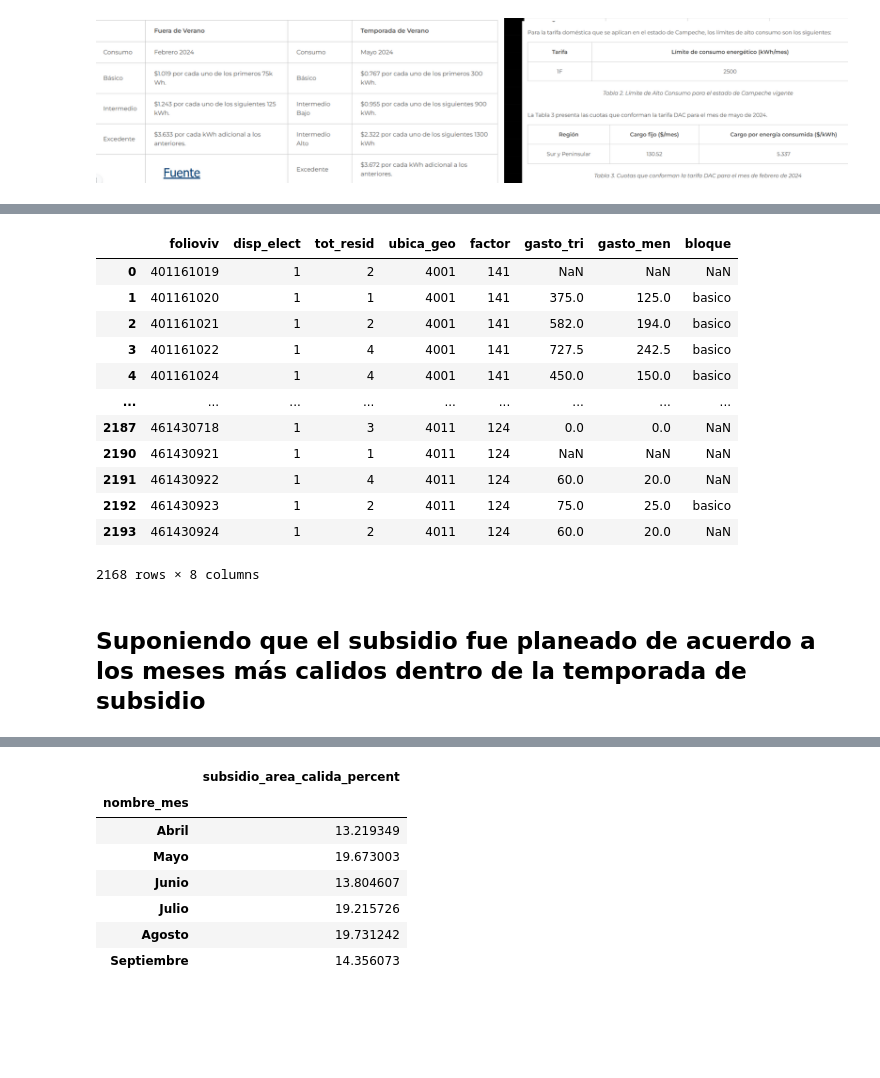
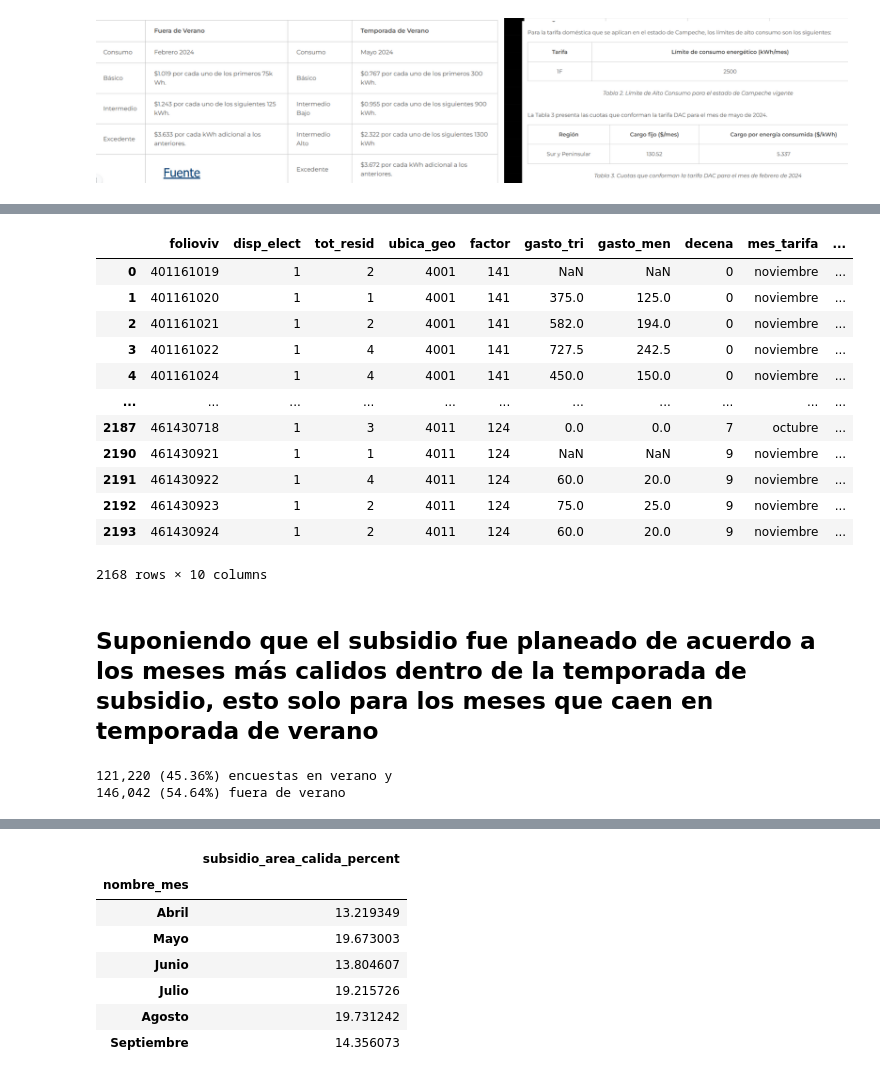
Before and after one commit to Maresromo/INEGI, a Jupyter notebook: ENIGH/notebooks/005_consumo_kWh_Campeche_decena.ipynb, the cells around one changed output, grey strips where cells are left out. Saved outputs shown, nothing was run; the diff lists cells and outputs as text; code cells hidden in the pictures; blank space fills up the shorter version.

```diff
--- a/ENIGH/notebooks/005_consumo_kWh_Campeche_decena.ipynb
+++ b/ENIGH/notebooks/005_consumo_kWh_Campeche_decena.ipynb
@@ -337,7 +169,7 @@ GASTOHOGAR = pd.read_csv(f,
                                   # 'mes_dia','fecha_adqu','cantidad', 'gasto', 'costo',
                                   'gasto_tri',
                                   # 'entidad',
-                                  # 'factor'
+                                  'factor'
                                  ]
                       )
 GASTOHOGAR
@@ -604,11 +439,3 @@ Total gastado en Campeche para la energia electrica 99,020,098.83333334
 ## Cuantos no recibieron subsidio? tarifa DAC
 # %% [markdown]
 ![image.png](attachment:d1cd130d-817d-4999-93bb-5e7b334a4691.png)
-# %%
-# Primero hay que saber cual es el monto en el que se deha de recibir subsidio
-basico = 0.778*300*1.22
-intermedio_bajo = 0.966*900*1.22
-intermedio_alto = 2.350*1300*1.22
-luz_men_max = (basico + intermedio_bajo + intermedio_alto)
-print(f'Maximo de gasto trimestral (considerando impuestos) donde se deja de recibir subsidio {round(luz_men_max,2):,}')
-## fakta quitarle los 22% de impuestos
@@ -681,19 +515,32 @@ df_bloques
 # %%
-edo_df = clasificar_bloque(edo_df)
+edo_df = edo_df.copy()
+edo_df["bloque"] = edo_df.apply(get_bloque, axis=1)
 edo_df
 # %% [output]
-|  | folioviv | disp_elect | tot_resid | ubica_geo | factor | gasto_tri | gasto_men | bloque |
-| 0 | 401161019 | 1 | 2 | 4001 | 141 | NaN | NaN | NaN |
-| 1 | 401161020 | 1 | 1 | 4001 | 141 | 375.0 | 125.0 | basico |
-| 2 | 401161021 | 1 | 2 | 4001 | 141 | 582.0 | 194.0 | basico |
-| 3 | 401161022 | 1 | 4 | 4001 | 141 | 727.5 | 242.5 | basico |
-| 4 | 401161024 | 1 | 4 | 4001 | 141 | 450.0 | 150.0 | basico |
-| ... | ... | ... | ... | ... | ... | ... | ... | ... |
-| 2187 | 461430718 | 1 | 3 | 4011 | 124 | 0.0 | 0.0 | NaN |
-| 2190 | 461430921 | 1 | 1 | 4011 | 124 | NaN | NaN | NaN |
-| 2191 | 461430922 | 1 | 4 | 4011 | 124 | 60.0 | 20.0 | NaN |
-| 2192 | 461430923 | 1 | 2 | 4011 | 124 | 75.0 | 25.0 | basico |
-| 2193 | 461430924 | 1 | 2 | 4011 | 124 | 60.0 | 20.0 | NaN |
+|  | folioviv | disp_elect | tot_resid | ubica_geo | factor | gasto_tri | gasto_men | decena | mes_tarifa | ... |
+| 0 | 401161019 | 1 | 2 | 4001 | 141 | NaN | NaN | 0 | noviembre | ... |
+| 1 | 401161020 | 1 | 1 | 4001 | 141 | 375.0 | 125.0 | 0 | noviembre | ... |
+| 2 | 401161021 | 1 | 2 | 4001 | 141 | 582.0 | 194.0 | 0 | noviembre | ... |
+| 3 | 401161022 | 1 | 4 | 4001 | 141 | 727.5 | 242.5 | 0 | noviembre | ... |
+| 4 | 401161024 | 1 | 4 | 4001 | 141 | 450.0 | 150.0 | 0 | noviembre | ... |
+| ... | ... | ... | ... | ... | ... | ... | ... | ... | ... | ... |
+| 2187 | 461430718 | 1 | 3 | 4011 | 124 | 0.0 | 0.0 | 7 | octubre | ... |
+| 2190 | 461430921 | 1 | 1 | 4011 | 124 | NaN | NaN | 9 | noviembre | ... |
+| 2191 | 461430922 | 1 | 4 | 4011 | 124 | 60.0 | 20.0 | 9 | noviembre | ... |
+| 2192 | 461430923 | 1 | 2 | 4011 | 124 | 75.0 | 25.0 | 9 | noviembre | ... |
+| 2193 | 461430924 | 1 | 2 | 4011 | 124 | 60.0 | 20.0 | 9 | noviembre | ... |
-2168 rows × 8 columns
+2168 rows × 10 columns
 # %% [markdown]
-## Suponiendo que el subsidio fue planeado de acuerdo a los meses más calidos dentro de la temporada de subsidio
+## Suponiendo que el subsidio fue planeado de acuerdo a los meses más calidos dentro de la temporada de subsidio, esto solo para los meses que caen en temporada de verano
+# %%
+verano = ["agosto", "septiembre"]
+no_verano = ["octubre", "noviembre"]
+
+suma_no_verano = edo_df.loc[edo_df['mes_tarifa'].isin(no_verano), 'factor'].sum()
+suma_verano = edo_df.loc[edo_df['mes_tarifa'].isin(verano), 'factor'].sum()
+
+print(f'''{suma_verano:,} ({round(suma_verano/edo_df['factor'].sum()*100,2):,}%) encuestas en verano y
+{suma_no_verano:,} ({round(suma_no_verano/edo_df['factor'].sum()*100,2):,}%) fuera de verano''')
+# %% [output]
+121,220 (45.36%) encuestas en verano y
+146,042 (54.64%) fuera de verano
```
Also changed, not shown: parts of 33 cells of this notebook, 21 other files.
